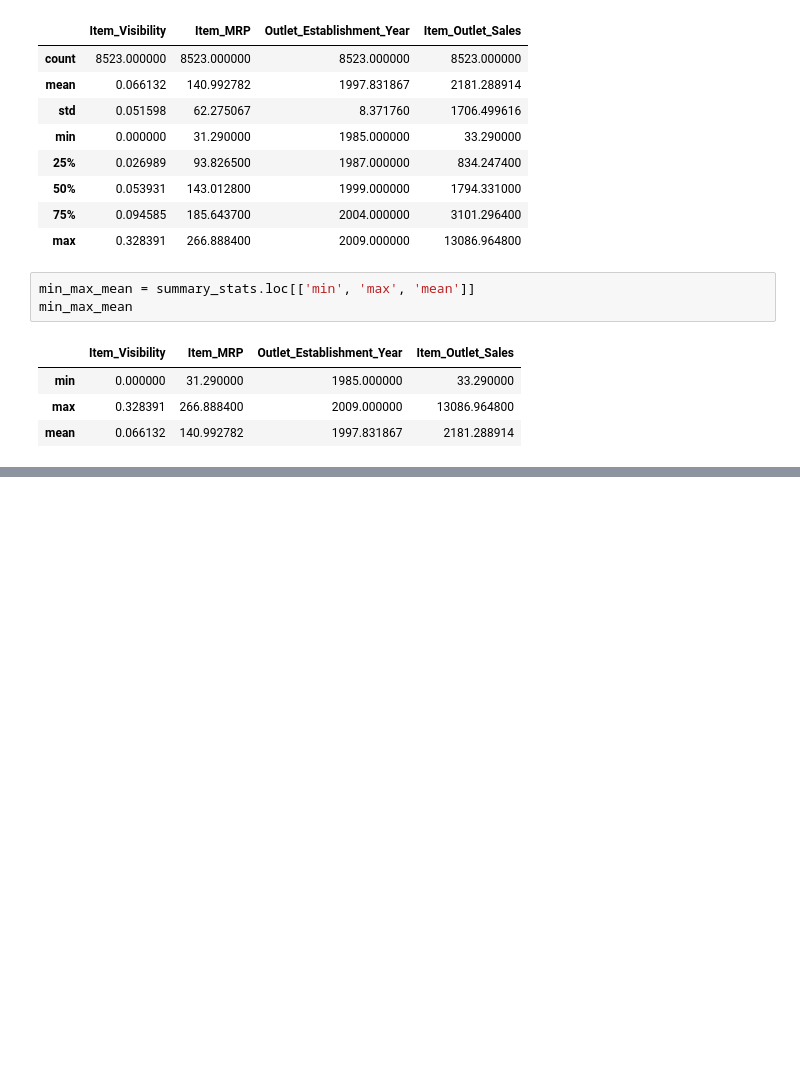
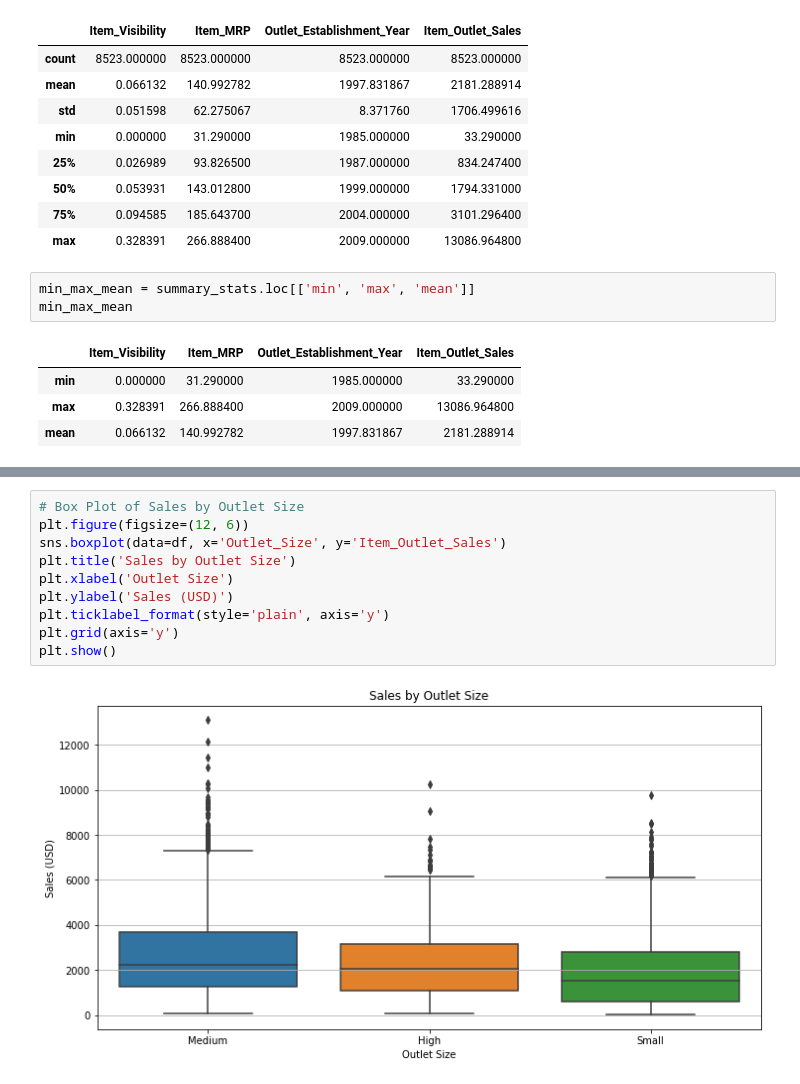
Before and after one commit to OkotOlaa/Food-Sales-Prediction, a Jupyter notebook: Food_Sales_Prediction.ipynb, the cells around one changed output, grey strips where cells are left out. Cells and saved outputs as stored; diff of their text form; blank space fills up the shorter version.

```diff
--- a/Food_Sales_Prediction.ipynb
+++ b/Food_Sales_Prediction.ipynb
@@ -208,0 +231,12 @@ plt.show()
+# %%
+# Box Plot of Sales by Outlet Size
+plt.figure(figsize=(12, 6))
+sns.boxplot(data=df, x='Outlet_Size', y='Item_Outlet_Sales')
+plt.title('Sales by Outlet Size')
+plt.xlabel('Outlet Size')
+plt.ylabel('Sales (USD)')
+plt.ticklabel_format(style='plain', axis='y')
+plt.grid(axis='y')
+plt.show()
+# %% [output]
+[figure, added]
```
Also changed, not shown: parts of 4 cells of this notebook.
